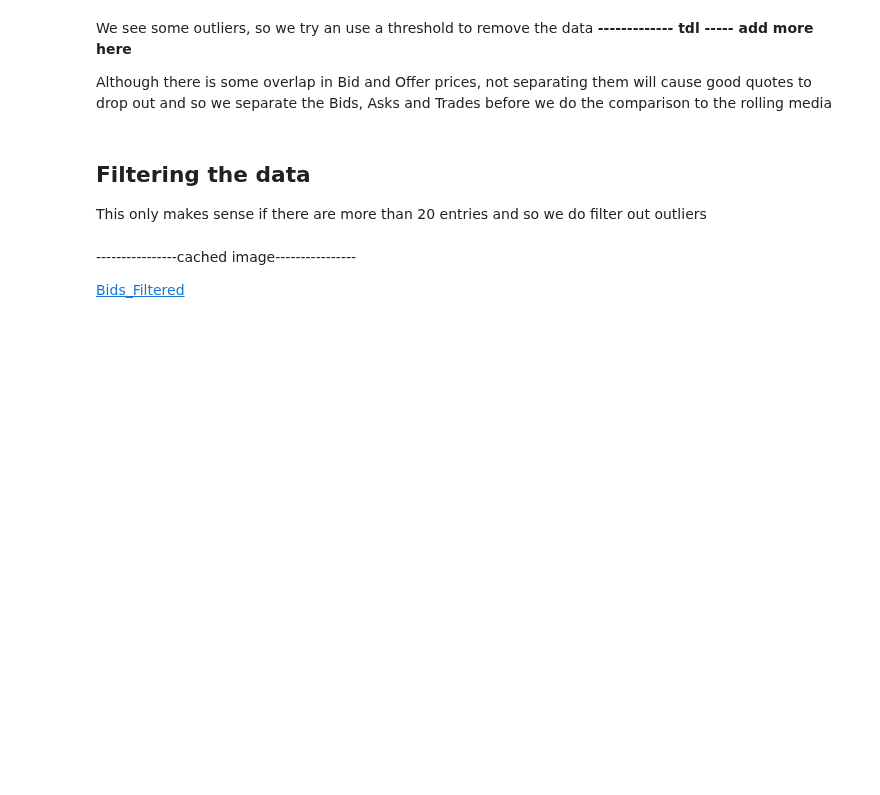
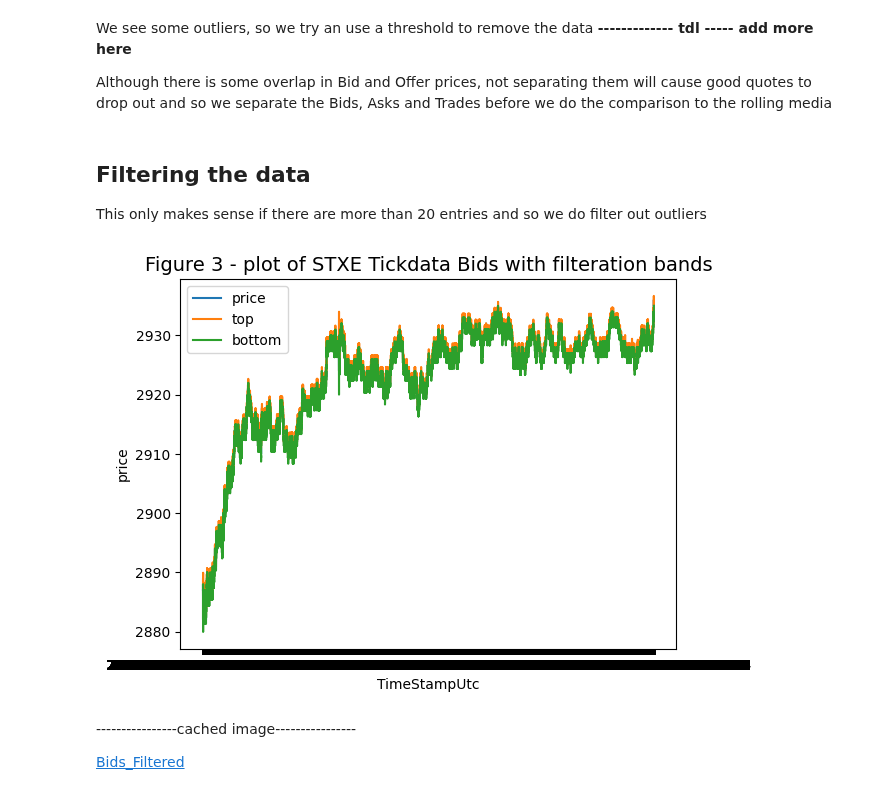
Before and after one commit to sjosephnyc1987/public_ipython_Notebooks, a Jupyter notebook: DAL_STXE_TickData.ipynb, the cells around one changed output. Drawn from its saved outputs; the diff is of its cells as text; code cells hidden in the pictures; blank space fills up the shorter version.

```diff
--- a/DAL_STXE_TickData.ipynb
+++ b/DAL_STXE_TickData.ipynb
@@ -163,32 +163,34 @@ This only makes sense if there are more than 20 entries and so we do filter out
 # %%
 if len(df3_bid) > 20 :
 
     df3_bid['rolling_median_3']=df3_bid['Value'].rolling(3).median()
     df3_bid['rolling_mean_10']=df3_bid['Value'].rolling(10).mean()
     df3_bid['rolling_std_10']=df3_bid['Value'].rolling(10).std()
 
     df3_bid = df3_bid.dropna()
 
     df3_bid['topline'] = df3_bid['rolling_mean_10'] + 2*df3_bid['rolling_std_10']  #filter band top = Rolling means + 2 x Moving Std Deviation
     df3_bid['bottomline'] = df3_bid['rolling_mean_10'] - 2*df3_bid['rolling_std_10'] #filter band bottom = Rolling means - 2 x Moving Std Deviation
     df3_bid_filtered = df3_bid[df3_bid['Value'] <= df3_bid['topline']]
     df3_bid_filtered = df3_bid[df3_bid['Value'] > df3_bid['bottomline']]
 
     #let's plot the bids
-    #plt.plot(df3_bid['TimestampUtc'], df3_bid['Value'],label="price" )
-    #plt.plot(df3_bid['TimestampUtc'], df3_bid['topline'],label="top" )
-    #plt.plot(df3_bid['TimestampUtc'], df3_bid['bottomline'],label="bottom" )
-    #plt.xlabel("TimeStampUtc", fontsize=10)
-    #plt.ylabel("price", fontsize=10)
-    #plt.title(f"Figure 3 - plot of STXE Tickdata Bids with filteration bands",fontsize =14)
-    #plt.legend(loc="upper left")
-    #plt.rcParams['figure.figsize'] = [25, 6]
+    plt.plot(df3_bid['TimestampUtc'], df3_bid['Value'],label="price" )
+    plt.plot(df3_bid['TimestampUtc'], df3_bid['topline'],label="top" )
+    plt.plot(df3_bid['TimestampUtc'], df3_bid['bottomline'],label="bottom" )
+    plt.xlabel("TimeStampUtc", fontsize=10)
+    plt.ylabel("price", fontsize=10)
+    plt.title(f"Figure 3 - plot of STXE Tickdata Bids with filteration bands",fontsize =14)
+    plt.legend(loc="upper left")
+    plt.rcParams['figure.figsize'] = [25, 6]
 
     #plt.show()
 
 else:
     df3_bid_filtered = df3_bid.copy()
     print("----not enough bids to filter------")  #debug
+# %% [output]
+[figure, added]
 # %% [markdown]
 ----------------cached image----------------
 
```
Also changed, not shown: parts of 2 cells of this notebook.
